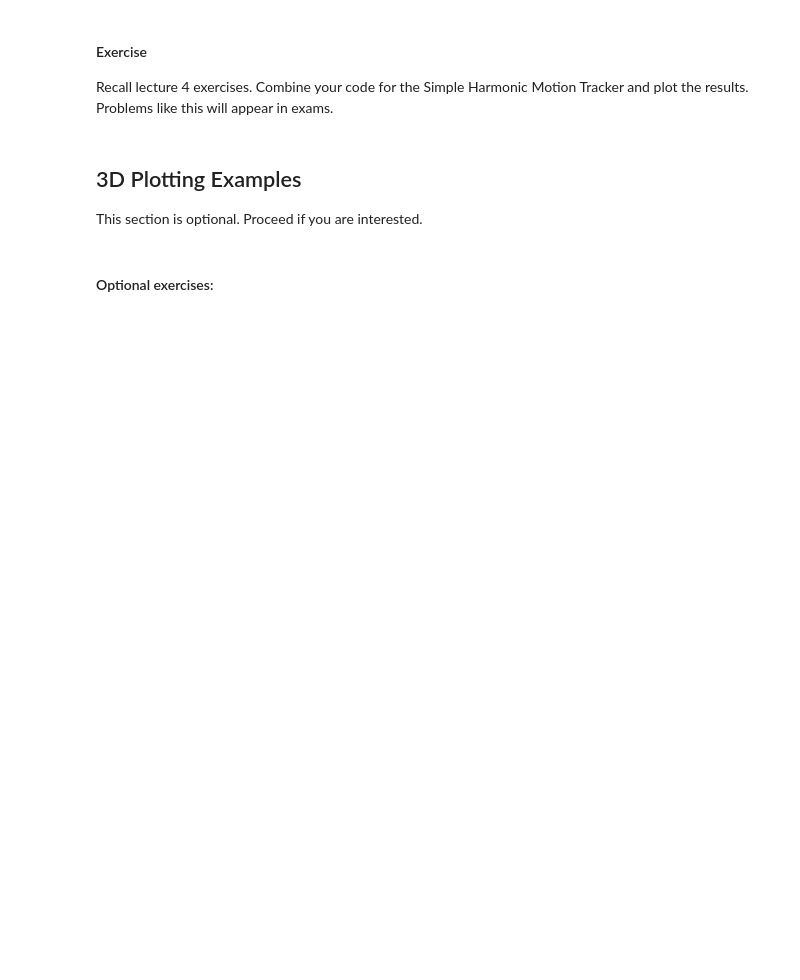
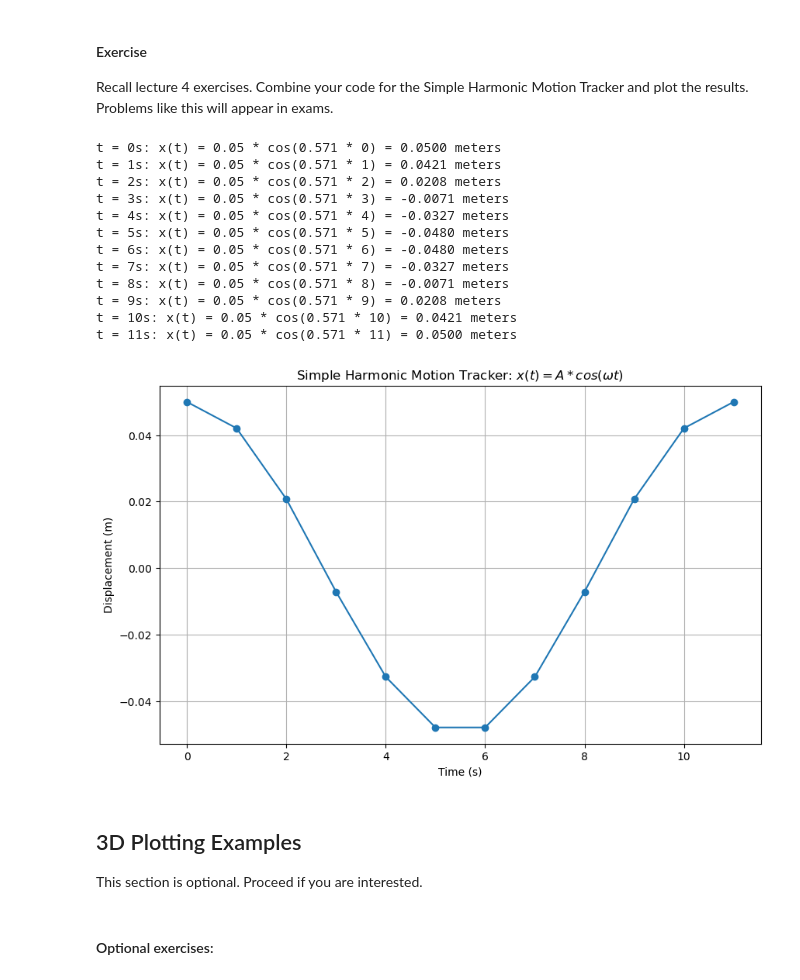
Before and after one commit to chloek27/MEGR2810, a Jupyter notebook: Lecture 6_python_plotting.ipynb, the cells around one changed output. Cells and saved outputs as stored; diff of their text form; code cells hidden in the pictures; blank space fills up the shorter version.

```diff
--- a/Lecture 6_python_plotting.ipynb
+++ b/Lecture 6_python_plotting.ipynb
@@ -264,6 +345,48 @@ Recall lecture 4 exercises. Combine your code for the Simple Harmonic Motion Tra
 Problems like this will appear in exams.
 # %%
 # Your code here
+import math
+import matplotlib.pyplot as plt
+import numpy as np
+
+A = 0.05  # amplitude in meters
+f = 1/t # Frequency in Hz
+omega = 2 * math.pi * f  # angular frequency in rad/s
+time_steps = range(0, 12) # time from 0 to 11 seconds
+
+# Collect time and position values
+times = []
+positions = []
+
+# Loop through time steps
+for t in time_steps:
+    x = A * math.cos(omega * t)
+    times.append(t)
+    positions.append(x)
+    print(f"t = {t}s: x(t) = {A} * cos({omega:.3f} * {t}) = {x:.4f} meters")
+
+
+plt.figure(figsize=(10, 6))
+plt.plot(times, positions, marker='o')
+plt.title("Simple Harmonic Motion Tracker: $x(t) = A*cos(ωt)$")
+plt.xlabel("Time (s)") # label for the x axis
+plt.ylabel("Displacement (m)")    # label for the y axis
+plt.grid()
+plt.show()
+# %% [output]
+t = 0s: x(t) = 0.05 * cos(0.571 * 0) = 0.0500 meters
+t = 1s: x(t) = 0.05 * cos(0.571 * 1) = 0.0421 meters
+t = 2s: x(t) = 0.05 * cos(0.571 * 2) = 0.0208 meters
+t = 3s: x(t) = 0.05 * cos(0.571 * 3) = -0.0071 meters
+t = 4s: x(t) = 0.05 * cos(0.571 * 4) = -0.0327 meters
+t = 5s: x(t) = 0.05 * cos(0.571 * 5) = -0.0480 meters
+t = 6s: x(t) = 0.05 * cos(0.571 * 6) = -0.0480 meters
+t = 7s: x(t) = 0.05 * cos(0.571 * 7) = -0.0327 meters
+t = 8s: x(t) = 0.05 * cos(0.571 * 8) = -0.0071 meters
+t = 9s: x(t) = 0.05 * cos(0.571 * 9) = 0.0208 meters
+t = 10s: x(t) = 0.05 * cos(0.571 * 10) = 0.0421 meters
+t = 11s: x(t) = 0.05 * cos(0.571 * 11) = 0.0500 meters
+[figure, added]
 # %% [markdown]
 ## 3D Plotting Examples
 This section is optional. Proceed if you are interested.
```
Also changed, not shown: parts of 6 cells of this notebook.
